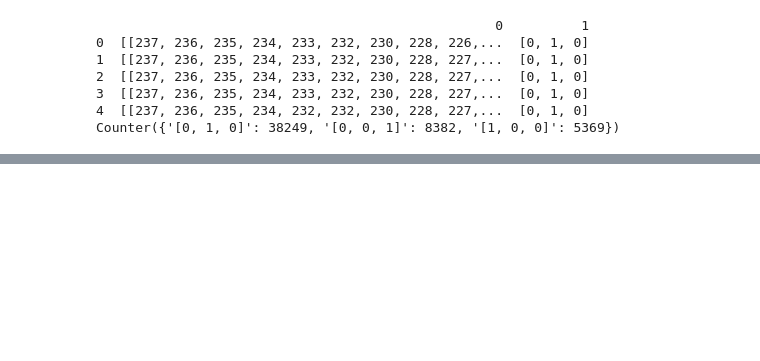
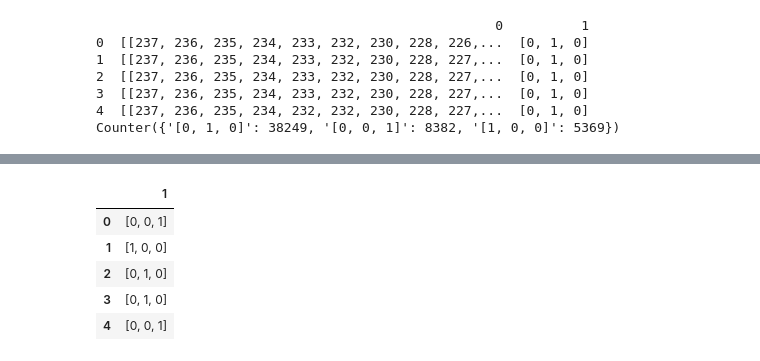
Before and after one commit to alvarogmf/project_cars_automated_car, a Jupyter notebook: automated_car_playground.ipynb, the cells around one changed output, grey strips where cells are left out. Saved outputs shown, nothing was run; the diff lists cells and outputs as text; code cells hidden in the pictures; blank space fills up the shorter version.

```diff
--- a/automated_car_playground.ipynb
+++ b/automated_car_playground.ipynb
@@ -440,0 +438,10 @@ np.save('training_data_v2.npy', final_data)
+# %%
+cleaning_df = pd.DataFrame(df_2[[1]])
+cleaning_df.head()
+# %% [output]
+|  | 1 |
+| 0 | [0, 0, 1] |
+| 1 | [1, 0, 0] |
+| 2 | [0, 1, 0] |
+| 3 | [0, 1, 0] |
+| 4 | [0, 0, 1] |
```
Also changed, not shown: parts of 32 cells of this notebook, 4 other files.
